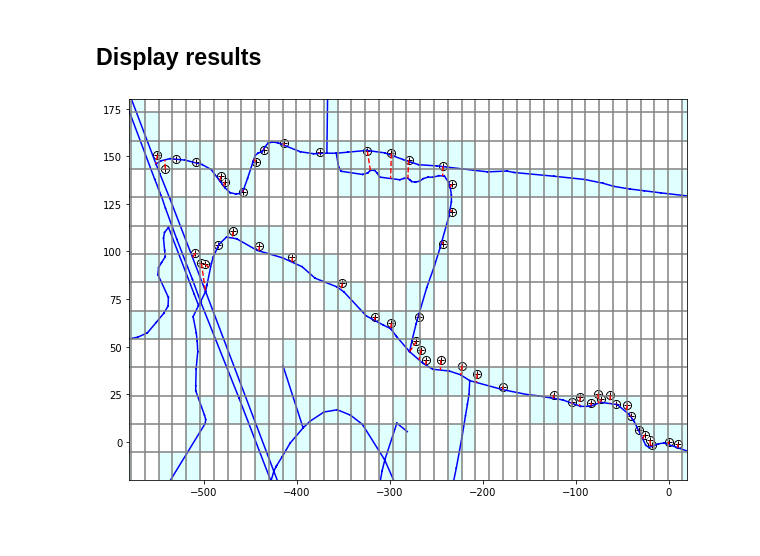
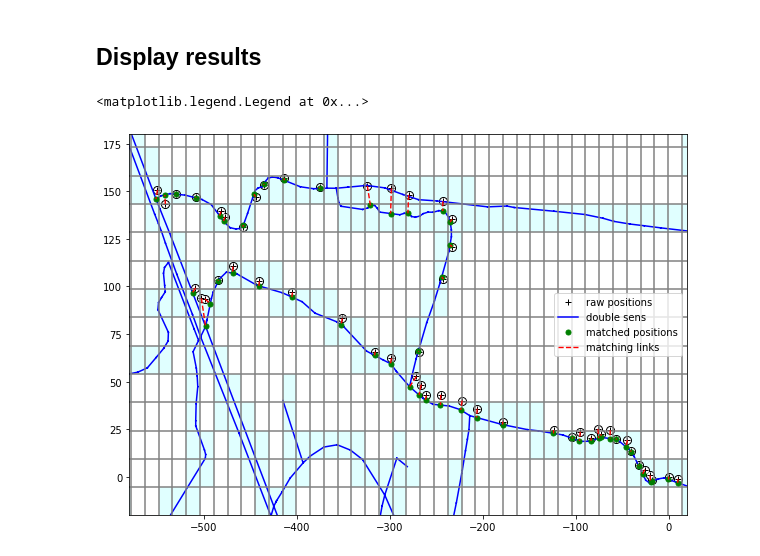
Before and after one commit to umrlastig/tracklib, a Jupyter notebook: doc/source/userguide/UG_MapMatchingOnNetwork.ipynb, the cells around one changed output. Drawn from its saved outputs; the diff is of its cells as text; code cells hidden in the pictures.

Commit message:
add legend in the last graphic in map matching notebook

```diff
--- a/doc/source/userguide/UG_MapMatchingOnNetwork.ipynb
+++ b/doc/source/userguide/UG_MapMatchingOnNetwork.ipynb
@@ -100,19 +100,25 @@ trk.mapOnNetwork(trace, network, search_radius=25, debug=False)
 # %%
 plt.figure(figsize = (10, 7))
 
 # emprise = trace.bbox()
 plt.xlim([-580, 20])
 plt.ylim([-20, 180])
 
-trace.plotAsMarkers(append=True)
+trace.plotAsMarkers(append=True, label='raw positions')
 network.plot('b-', '', '', '', 1.5, plt)
 si.plot(base=False, append=True)
 
 for k in range(len(trace)):
-    X = [trace[k].position.getX(), trace["hmm_inference", k][0].getX()]
-    Y = [trace[k].position.getY(), trace["hmm_inference", k][0].getY()]
-    plt.plot(X, Y, "r--", linewidth=1.4)
+    xmm = trace["hmm_inference", k][0].getX()
+    ymm = trace["hmm_inference", k][0].getY()
+    plt.plot(xmm, ymm, 'go', markersize=5, label='matched positions' if k == 0 else "")
+    X = [trace[k].position.getX(), xmm]
+    Y = [trace[k].position.getY(), ymm]
+    plt.plot(X, Y, "r--", linewidth=1.4, label='matching links' if k == 0 else "")
     trace[k].position.setX(trace["hmm_inference", k][0].getX())
     trace[k].position.setY(trace["hmm_inference", k][0].getY())
+
+plt.legend()
 # %% [output]
+<matplotlib.legend.Legend at 0x...>
-[figure, old version]
+[figure, new version]
```
